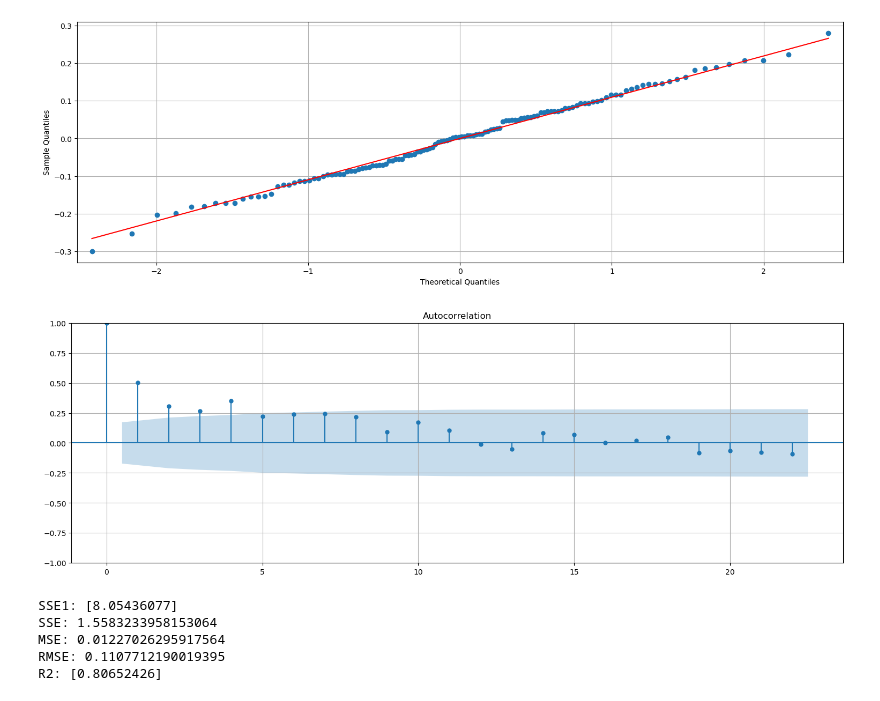
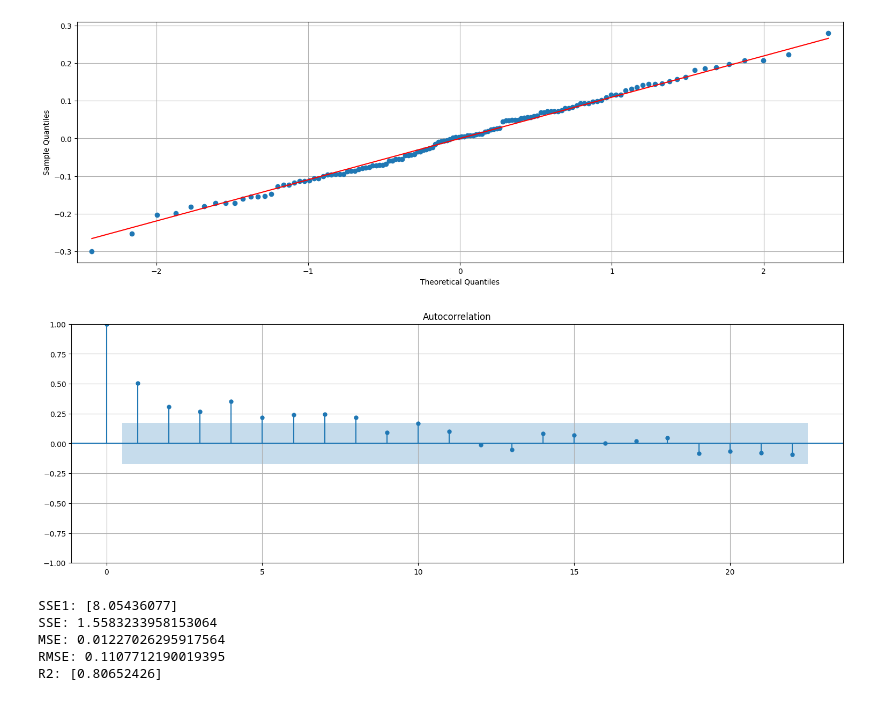
Before and after one commit to aferragu/curso_series_temporales, a Jupyter notebook: 2- Analisis exploratorio/Analisis Exploratorio de Series Temporales - Parte 1.ipynb, the cells around one changed output. Drawn from its saved outputs; the diff is of its cells as text; code cells hidden in the pictures.

```diff
--- a/2- Analisis exploratorio/Analisis Exploratorio de Series Temporales - Parte 1.ipynb
+++ b/2- Analisis exploratorio/Analisis Exploratorio de Series Temporales - Parte 1.ipynb
@@ -324,10 +328,10 @@ res2.plot();
 sm.qqplot(res2, line="s");
 # %% [output]
 [figure]
-# %%
-sm.tsa.graphics.plot_acf(res2);
-# %% [output]
-[figure, removed]
+# %%
+plot_acf(res2, bartlett_confint=False);
+# %% [output]
+[figure, added]
 # %%
 SSE1 = np.sum((gtemp.values-np.mean(gtemp.values))**2, axis=0)
 SSE = np.sum(res2**2)
```
Also changed, not shown: parts of 7 cells of this notebook.
